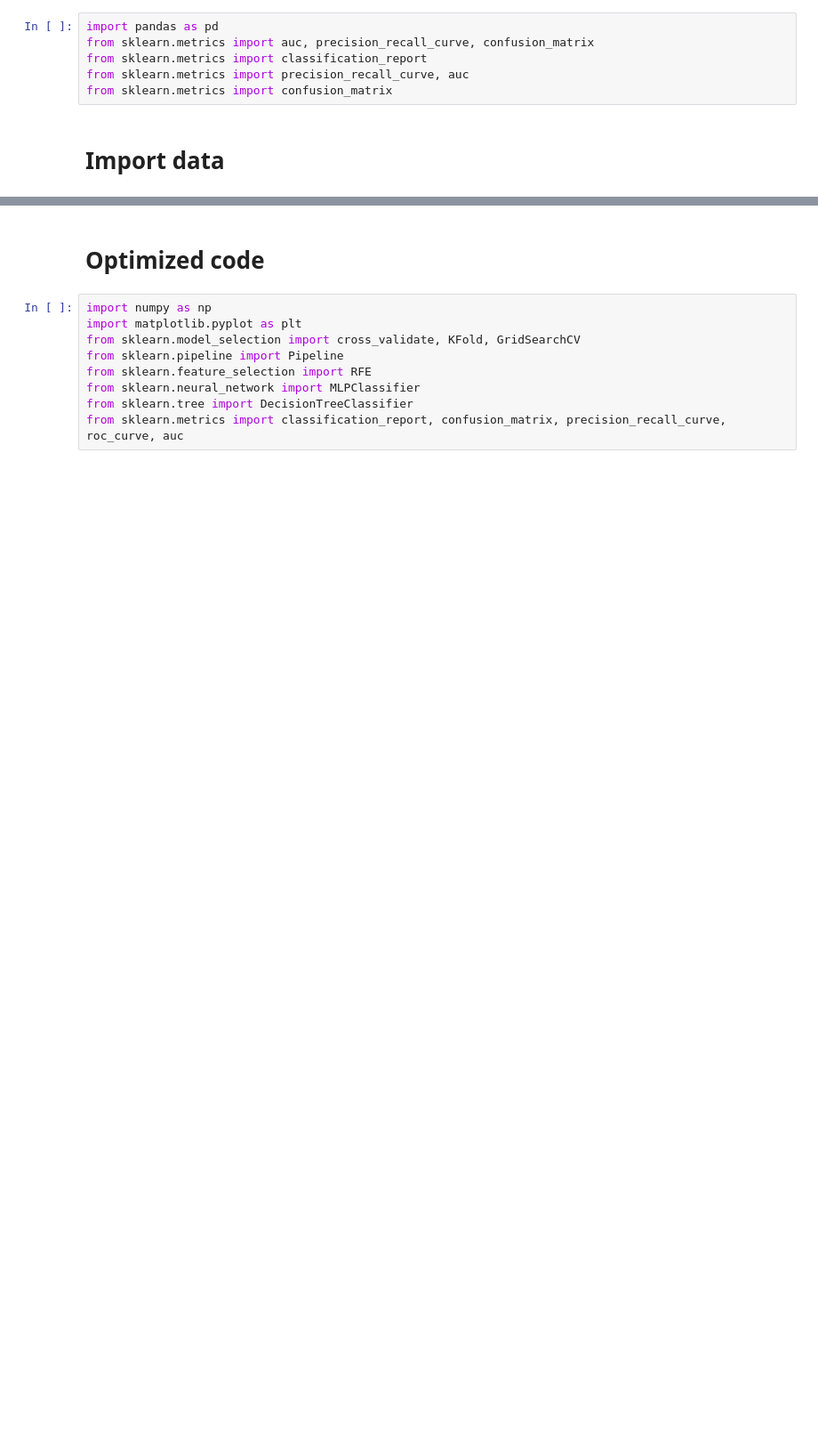
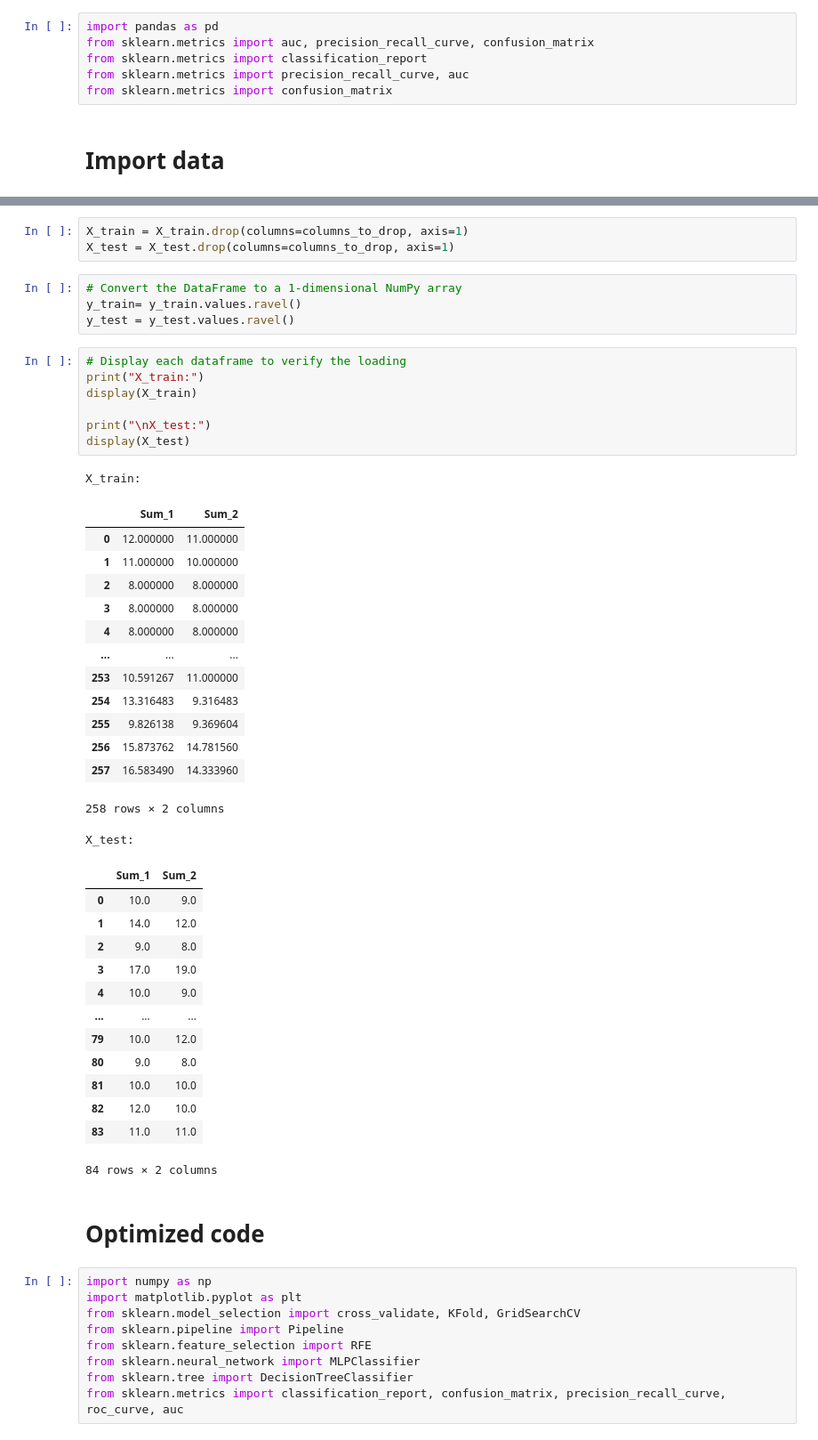
Before and after one commit to DionneSpaltman/predicting_VVR, a Jupyter notebook: models/00_only_VVR_levels/04_nn.ipynb, the cells around one changed output, grey strips where cells are left out. Shown at 89% size. Cells and saved outputs as stored; diff of their text form; blank space fills up the shorter version.

```diff
--- a/models/00_only_VVR_levels/04_nn.ipynb
+++ b/models/00_only_VVR_levels/04_nn.ipynb
@@ -132,3 +25,46 @@ AUC-PR: 0.778
+# %%
+X_train = X_train.drop(columns=columns_to_drop, axis=1)
+X_test = X_test.drop(columns=columns_to_drop, axis=1)
+# %%
+# Convert the DataFrame to a 1-dimensional NumPy array
+y_train= y_train.values.ravel()
+y_test = y_test.values.ravel()
+# %%
+# Display each dataframe to verify the loading
+print("X_train:")
+display(X_train)
+
+print("\nX_test:")
+display(X_test)
+# %% [output]
+X_train:
+|  | Sum_1 | Sum_2 |
+| 0 | 12.000000 | 11.000000 |
+| 1 | 11.000000 | 10.000000 |
+| 2 | 8.000000 | 8.000000 |
+| 3 | 8.000000 | 8.000000 |
+| 4 | 8.000000 | 8.000000 |
+| ... | ... | ... |
+| 253 | 10.591267 | 11.000000 |
+| 254 | 13.316483 | 9.316483 |
+| 255 | 9.826138 | 9.369604 |
+| 256 | 15.873762 | 14.781560 |
+| 257 | 16.583490 | 14.333960 |
+258 rows × 2 columns
+X_test:
+|  | Sum_1 | Sum_2 |
+| 0 | 10.0 | 9.0 |
+| 1 | 14.0 | 12.0 |
+| 2 | 9.0 | 8.0 |
+| 3 | 17.0 | 19.0 |
+| 4 | 10.0 | 9.0 |
+| ... | ... | ... |
+| 79 | 10.0 | 12.0 |
+| 80 | 9.0 | 8.0 |
+| 81 | 10.0 | 10.0 |
+| 82 | 12.0 | 10.0 |
+| 83 | 11.0 | 11.0 |
+84 rows × 2 columns
 # %% [markdown]
 # Optimized code
 # %%
```
Also changed, not shown: parts of 10 cells of this notebook, 4 other files.
